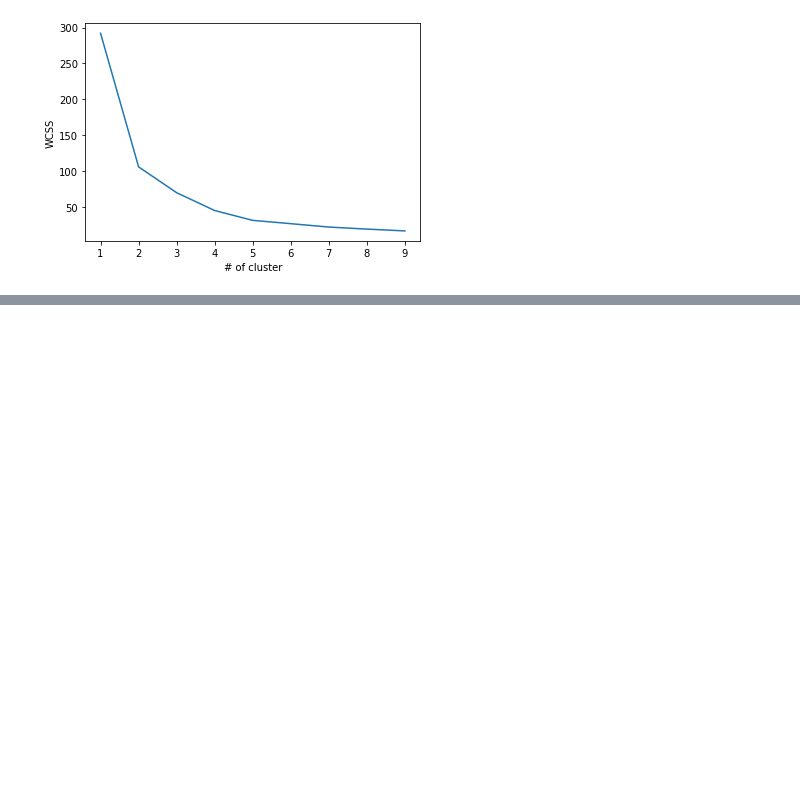
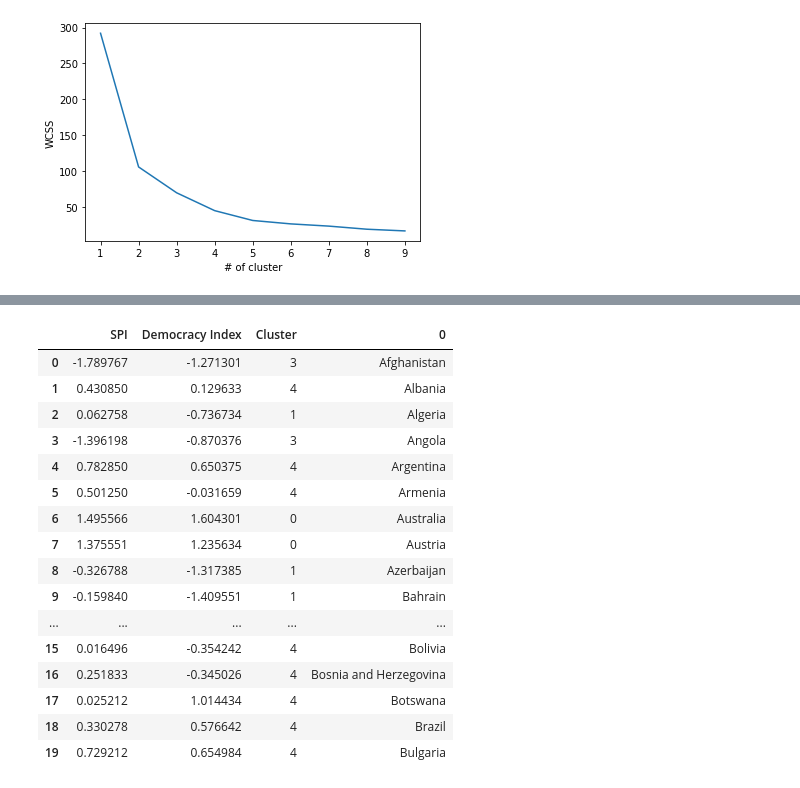
Before and after one commit to pranavnt/SPI, a Jupyter notebook: modeling.ipynb, the cells around one changed output, grey strips where cells are left out. Drawn from its saved outputs; the diff is of its cells as text; code cells hidden in the pictures; blank space fills up the shorter version.

```diff
--- a/modeling.ipynb
+++ b/modeling.ipynb
@@ -142,0 +175,20 @@ plt.scatter(data_w_cluster['SPI'],data_w_cluster['Democracy Index'],c=data_w_clu
+# %%
+data_w_cluster.head(20)
+# %% [output]
+|  | SPI | Democracy Index | Cluster | 0 |
+| 0 | -1.789767 | -1.271301 | 3 | Afghanistan |
+| 1 | 0.430850 | 0.129633 | 4 | Albania |
+| 2 | 0.062758 | -0.736734 | 1 | Algeria |
+| 3 | -1.396198 | -0.870376 | 3 | Angola |
+| 4 | 0.782850 | 0.650375 | 4 | Argentina |
+| 5 | 0.501250 | -0.031659 | 4 | Armenia |
+| 6 | 1.495566 | 1.604301 | 0 | Australia |
+| 7 | 1.375551 | 1.235634 | 0 | Austria |
+| 8 | -0.326788 | -1.317385 | 1 | Azerbaijan |
+| 9 | -0.159840 | -1.409551 | 1 | Bahrain |
+| ... | ... | ... | ... | ... |
+| 15 | 0.016496 | -0.354242 | 4 | Bolivia |
+| 16 | 0.251833 | -0.345026 | 4 | Bosnia and Herzegovina |
+| 17 | 0.025212 | 1.014434 | 4 | Botswana |
+| 18 | 0.330278 | 0.576642 | 4 | Brazil |
+| 19 | 0.729212 | 0.654984 | 4 | Bulgaria |
```
Also changed, not shown: parts of 16 cells of this notebook.
